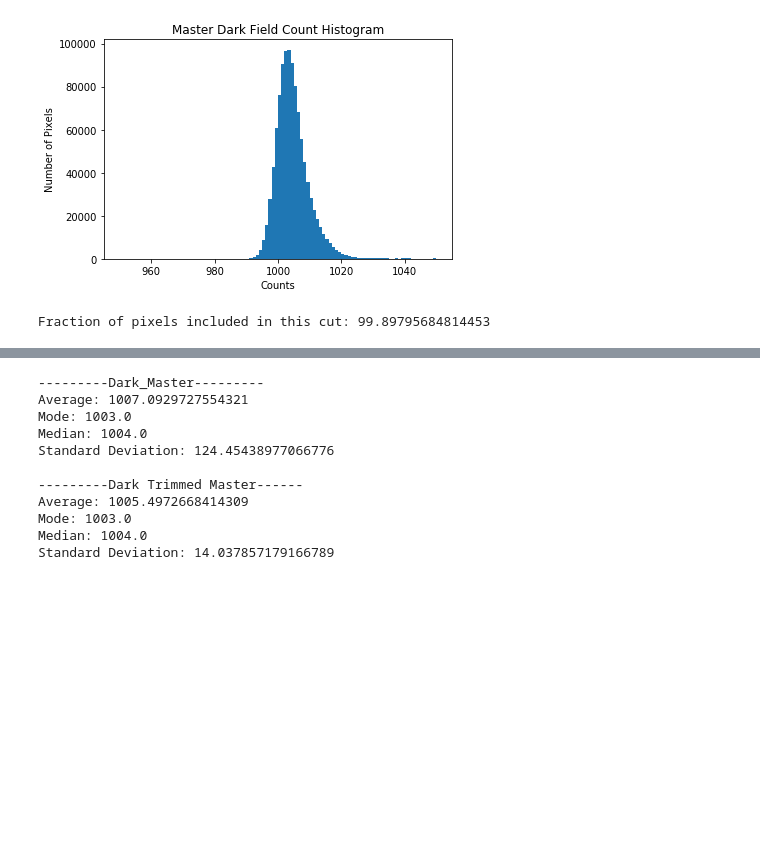
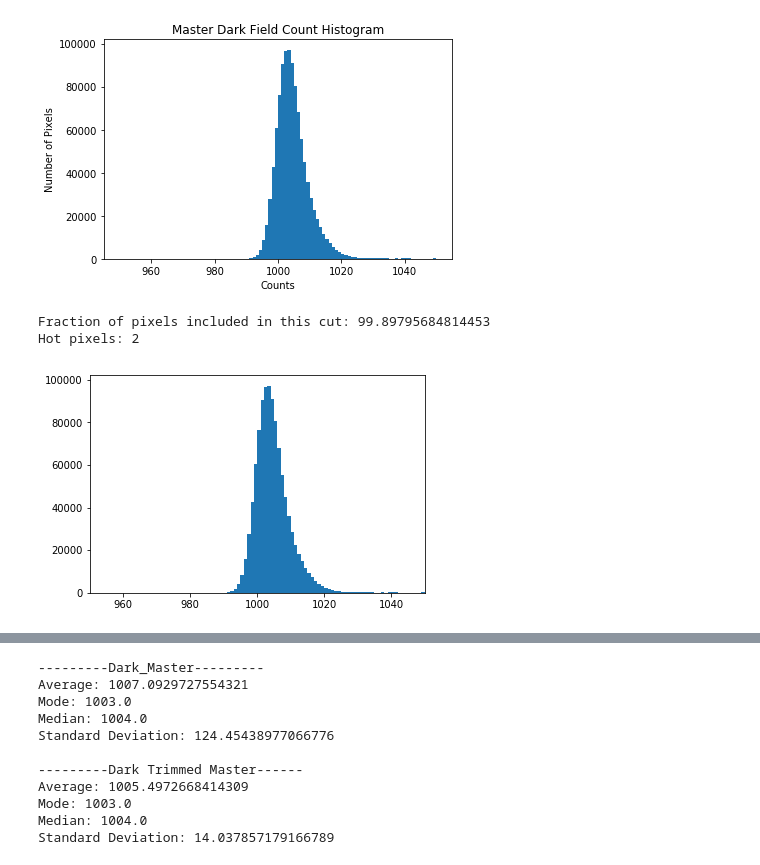
Before and after one commit to astro-kjc/AST443, a Jupyter notebook: Lab0/Lab0.ipynb, the cells around one changed output, grey strips where cells are left out. Cells and saved outputs as stored; diff of their text form; code cells hidden in the pictures; blank space fills up the shorter version.

Commit message:
Help sigma clipping hot pixels

```diff
--- a/Lab0/Lab0.ipynb
+++ b/Lab0/Lab0.ipynb
@@ -107,7 +107,7 @@ Mode: 1003.0
 Median: 1004.0
 Standard Deviation: 124.45438977066776
 # %%
-plt.hist(Dark_Master, bins = 100, range=bounds);
+pmf, bins, _  = plt.hist(Dark_Master, bins = 100, range=bounds);
 plt.xlabel("Counts")
 plt.ylabel("Number of Pixels")
 plt.title("Master Dark Field Count Histogram")
@@ -117,15 +117,26 @@ plt.savefig("plots/masterdarkhist.png", dpi=1200)
 # %% [output]
 [figure]
 # %%
+#THIS NEEDS TO BE TRIMMED WITH SIGMA CLIP NOT WITH
+#ARBITRARY CHOISE OF 60,000
+DA, DMo, DMe, DSd = stas(Dark_Master)
+gauss_dark = gaussian(x, max(pmf), DSd**2, DMo) # This doesn't work and idk y
+plt.hist(Dark_Master, bins = 100, range=(950, 1050));
+plt.plot(x, gauss_dark, color='orange')
+plt.xlim(950,1050)
+
 Dark_trim = np.abs(Dark_Master - Davg)/Dtd
 Trimmed_Dark_Master = []
 Hot_Pixel_Count = 0
 for i in range(len(Dark_Master)):
     if Dark_trim[i] < 3:
         Trimmed_Dark_Master.append(Dark_Master[i])
-    if Dark_Master[i] > 60000:
+    if Dark_Master[i] > 60000: #BAD :(
         Hot_Pixel_Count = Hot_Pixel_Count+1
 pct_good_Dark = 100 * ( len(Trimmed_Dark_Master) / len(Dark_Master))
 print("Fraction of pixels included in this cut:", pct_good_Dark)
+print("Hot pixels:", Hot_Pixel_Count)
 # %% [output]
 Fraction of pixels included in this cut: 99.89795684814453
+Hot pixels: 2
+[figure, added]
```
Also changed, not shown: parts of 1 cell of this notebook.
